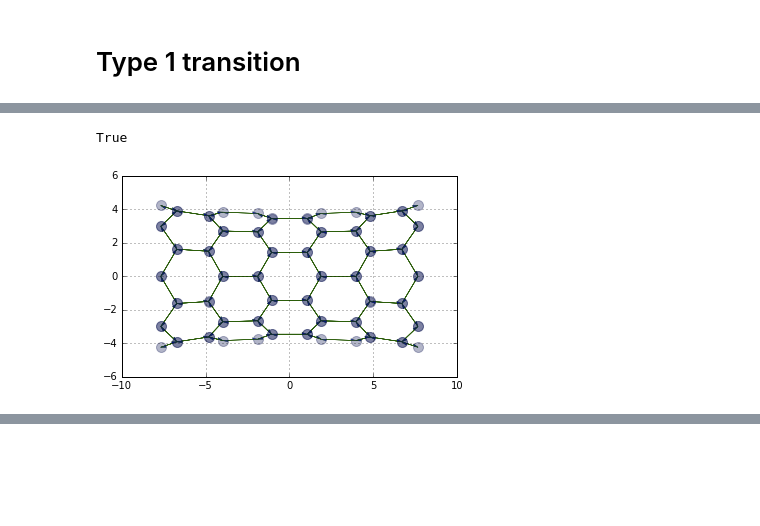
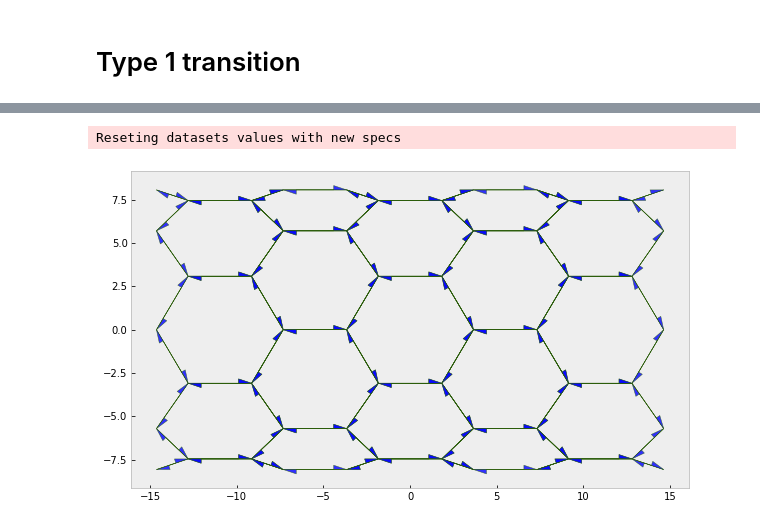
Before and after one commit to DamCB/tyssue, a Jupyter notebook: doc/notebooks/Type_1_transition.ipynb, the cells around one changed output, grey strips where cells are left out. Cells and saved outputs as stored; diff of their text form; code cells hidden in the pictures; blank space fills up the shorter version.

Commit message:
WIP debuggong topology

```diff
--- a/doc/notebooks/Type_1_transition.ipynb
+++ b/doc/notebooks/Type_1_transition.ipynb
@@ -6,19 +6,18 @@ import numpy as np
 import json
 import matplotlib.pylab as plt
 %matplotlib inline
-from tyssue.core.sheet import Sheet
+from tyssue import Sheet, SheetGeometry, config
+# What we're here for
+from tyssue.topology.sheet_topology import type1_transition
 
-## Geometry, model and solver
-from tyssue.geometry.sheet_geometry import SheetGeometry
+## model and solver
 from tyssue.dynamics.sheet_vertex_model import SheetModel
 from tyssue.solvers.sheet_vertex_solver import Solver
-from tyssue.config.geometry import cylindrical_sheet
-from tyssue.config.dynamics import quasistatic_sheet_spec
-
 from tyssue.dynamics.sheet_isotropic_model import isotropic_relax
 
-
-
-from tyssue.draw.plt_draw import sheet_view
+# 2D plotting
+from tyssue.draw.plt_draw import sheet_view, quick_edge_draw
 import tyssue.draw.plt_draw as draw
+#I/O
 from tyssue.io import hdf5
+plt.style.use('bmh')
@@ -65,8 +23,0 @@ fig, ax = sheet_view(sheet, ['z', 'x'])
-# %%
-res = Solver.find_energy_min(sheet, SheetGeometry, SheetModel, pos_idx=active_verts,
-                             **solver_settings)
-print(res['success'])
-fig, ax = sheet_view(sheet, ['z', 'x'])
-# %% [output]
-True
-[figure, removed]
@@ -75,2 +24,40 @@ from tyssue.topology.sheet_topology import type1_transition
 # %% [markdown]
 ![Type 1 transition](../../doc/illus/t1_transition.png)
+# %%
+h5store = '../examples/small_hexagonal.hf5'
+datasets = hdf5.load_datasets(h5store,
+                              data_names=['face', 'vert', 'edge'])
+specs = config.geometry.cylindrical_sheet()
+sheet = Sheet('emin', datasets, specs)
+
+
+SheetGeometry.update_all(sheet)
+
+nondim_specs = config.dynamics.quasistatic_sheet_spec()
+dim_model_specs = SheetModel.dimensionalize(nondim_specs)
+sheet.update_specs(dim_model_specs, reset=True)
+sheet.grad_norm_factor = sheet.specs['settings']['grad_norm_factor']
+sheet.nrj_norm_factor = sheet.specs['settings']['nrj_norm_factor']
+
+isotropic_relax(sheet, nondim_specs)
+
+solver_settings = {
+    'minimize': {
+        'options': {'disp':True,
+        'gtol':1e-4},
+        }
+    }
+
+sheet.get_opposite()
+active_edges = (sheet.edge_df['opposite'] > -1).astype(bool)
+active_verts = set(sheet.edge_df[active_edges]['srce'])
+sheet.vert_df.is_active = 0
+sheet.vert_df.loc[active_verts, 'is_active'] = 1
+
+fig, ax = sheet_view(sheet, ['z', 'x'],
+                     edge={'head_width': 0.5},
+                     vert={'visible': False})
+fig.set_size_inches(10, 6)
+# %% [output]
+Reseting datasets values with new specs
+[figure, added]
```
Also changed, not shown: parts of 12 cells of this notebook, 6 other files.
